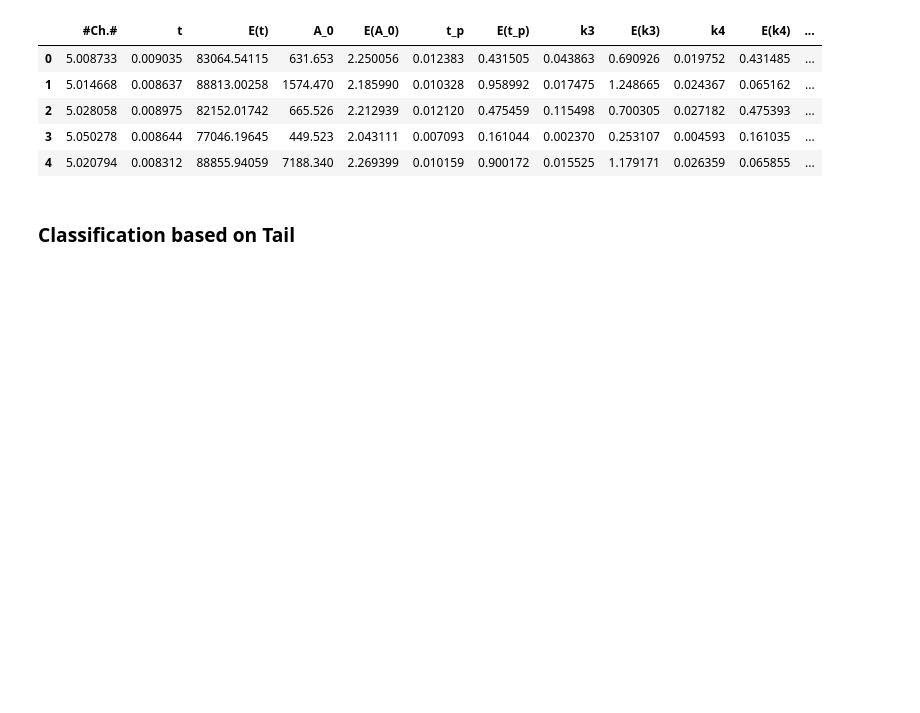
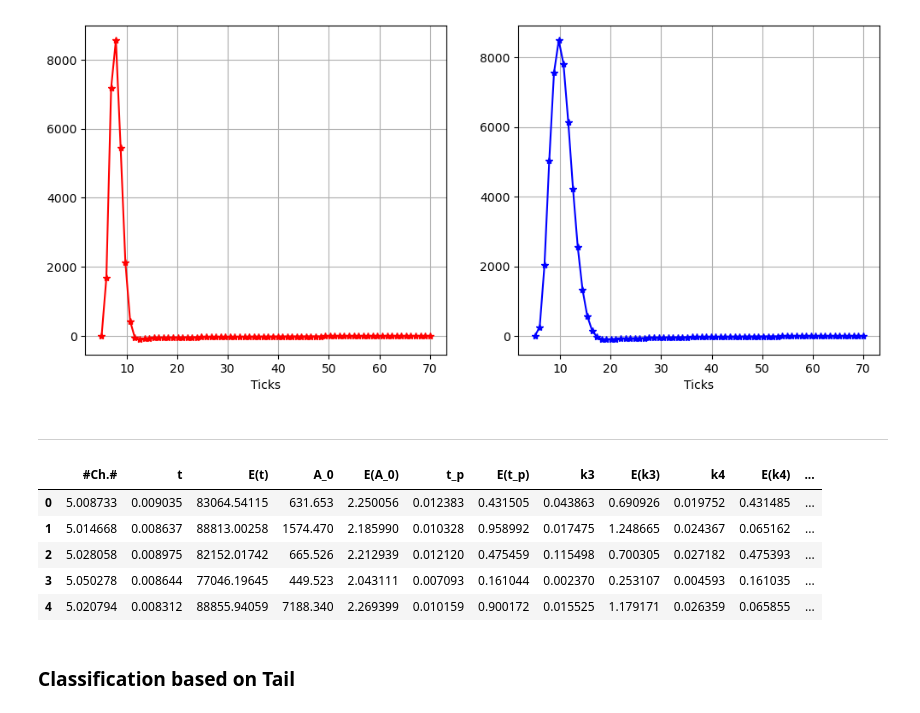
Before and after one commit to fanrado/CHN_CLASSIFIER_CE, a Jupyter notebook: DataLabelling_basedOnEA.ipynb, the cells around one changed output. Saved outputs shown, nothing was run; the diff lists cells and outputs as text; code cells hidden in the pictures; blank space fills up the shorter version.

Commit message:
plotting the coarse and finer resolution waveforms

```diff
--- a/DataLabelling_basedOnEA.ipynb
+++ b/DataLabelling_basedOnEA.ipynb
@@ -5,3 +5,10 @@ import os, sys
 from response import response, response_legacy
 import matplotlib.pyplot as plt
 import sklearn
+# %%
+path_to_data = 'DATASET_and_OUTPUT/fine_resolution/data/synthetic_dataset/Ntotsamples_400000/npy'
+data_npy = np.load('/'.join([path_to_data, 'generate_new_samples_c1.npy']), allow_pickle=True)
+# %%
+onedata = data_npy[0]
+onedata_df = pd.DataFrame(onedata)
+pars_0 = list(onedata_df.iloc[0])
@@ -8,3 +35,25 @@ import sklearn
+# %%
+x = np.linspace(pars_0[0], 70, 70)
+# coarse resolution waveform
+R_coarse = response(x=x, par=pars_0)
+
+# fine resolution waveform
+R_fine = onedata['wf']
+
+# comparison
+fig, ax = plt.subplots(1,2, figsize=(12,5))
+ax[0].plot(x, R_coarse, 'r-*')
+ax[0].set_xlabel('Ticks')
+ax[0].grid(True)
+
+ax[1].plot(x, R_fine, 'b-*')
+ax[1].set_xlabel('Ticks')
+ax[1].grid(True)
+plt.show()
+# %% [output]
+[figure, added]
+# %% [markdown]
+-------------
 # %%
 data = pd.read_csv('data/run_30413/fit_results_run_30413_no_avg.txt', sep='\t')
 data.columns = data.columns.str.strip().str.replace(' ', '')
```
Also changed, not shown: parts of 1 cell of this notebook.
